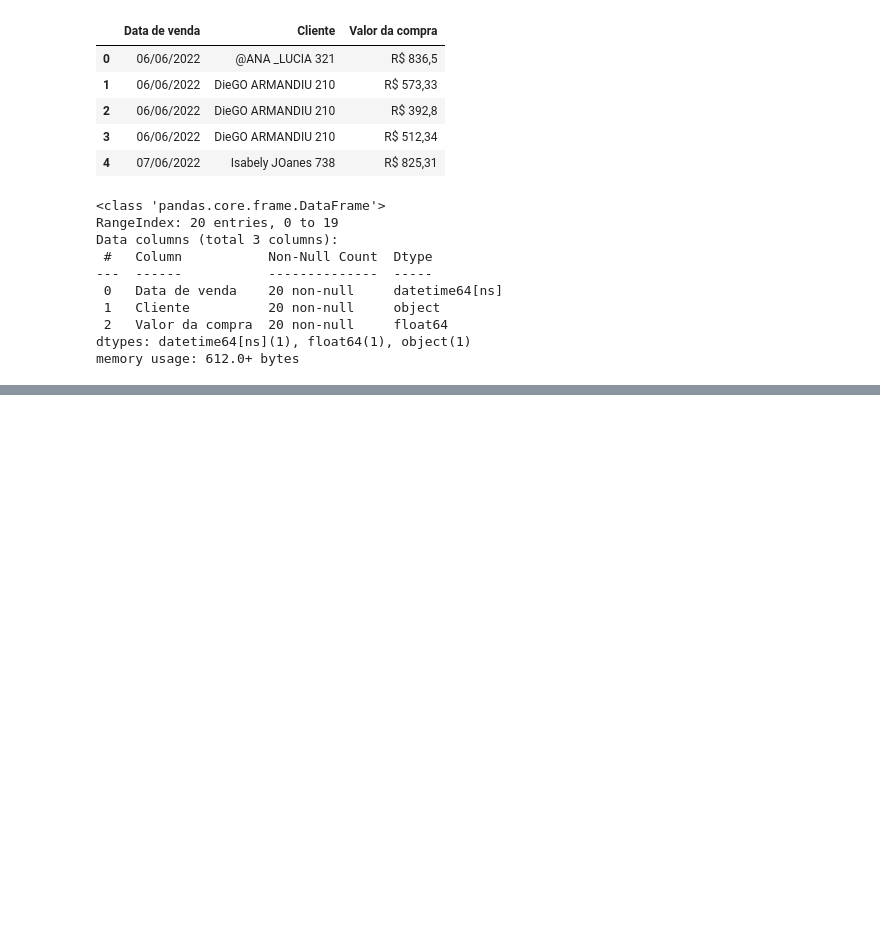
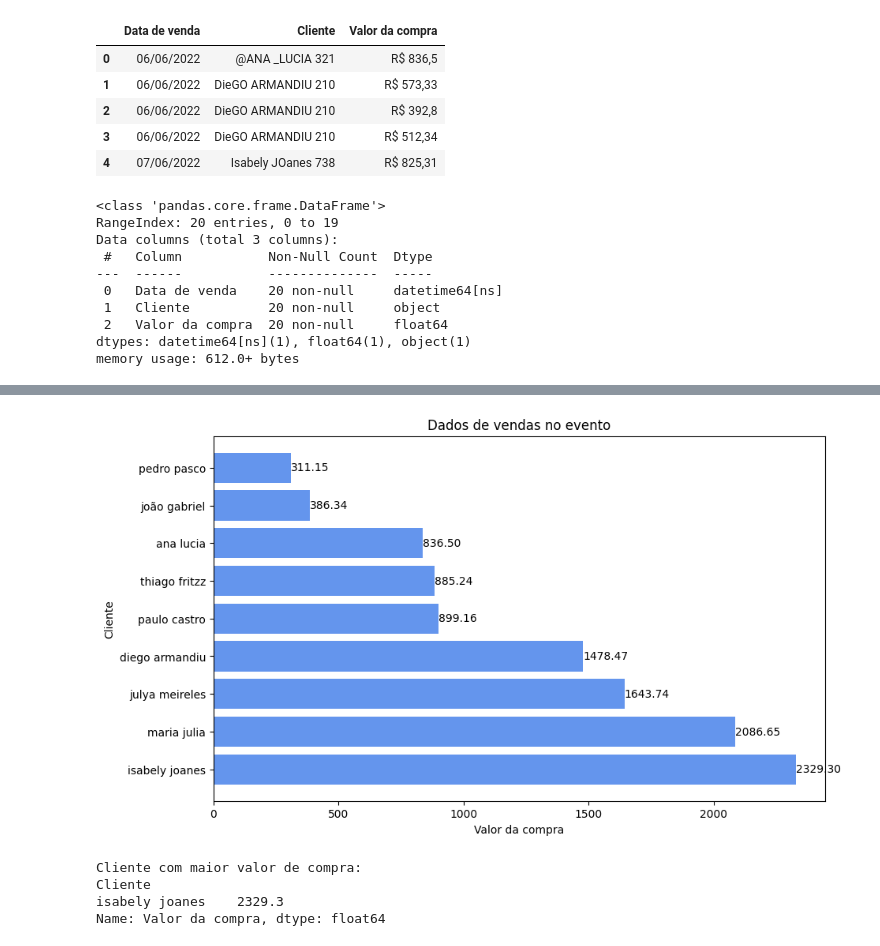
Before and after one commit to JNarimatsu/Vendas_online_Desafio01_ONE, a Jupyter notebook: Vendas_online.ipynb, the cells around one changed output, grey strips where cells are left out. Cells and saved outputs as stored; diff of their text form; code cells hidden in the pictures; blank space fills up the shorter version.

```diff
--- a/Vendas_online.ipynb
+++ b/Vendas_online.ipynb
@@ -88,0 +172,20 @@ memory usage: 612.0+ bytes
+# %%
+plt.figure(figsize=(10,6))
+bars = plt.barh(compras_totais_por_cliente.index, compras_totais_por_cliente.values, color='cornflowerblue')
+plt.title('Dados de vendas no evento')
+plt.xlabel('Valor da compra')
+plt.ylabel('Cliente')
+for bar in bars:
+    width = bar.get_width()
+    plt.text(width, bar.get_y() + bar.get_height()/2, f'{width:.2f}', va='center')
+
+plt.show()
+
+print('Cliente com maior valor de compra:')
+print(compras_totais_por_cliente.head(1))
+# %% [output]
+[figure, added]
+Cliente com maior valor de compra:
+Cliente
+isabely joanes    2329.3
+Name: Valor da compra, dtype: float64
```
Also changed, not shown: parts of 10 cells of this notebook.
